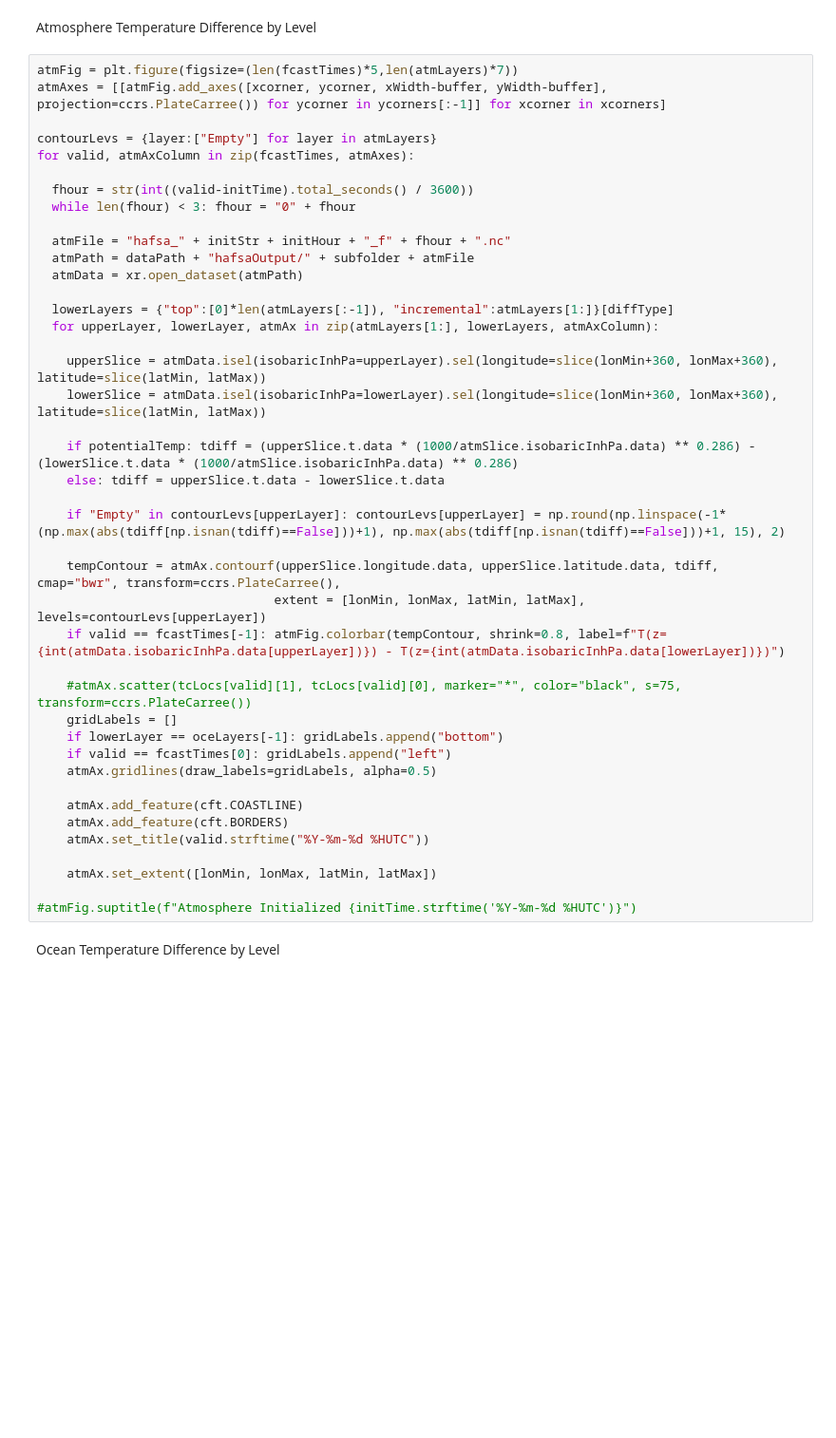
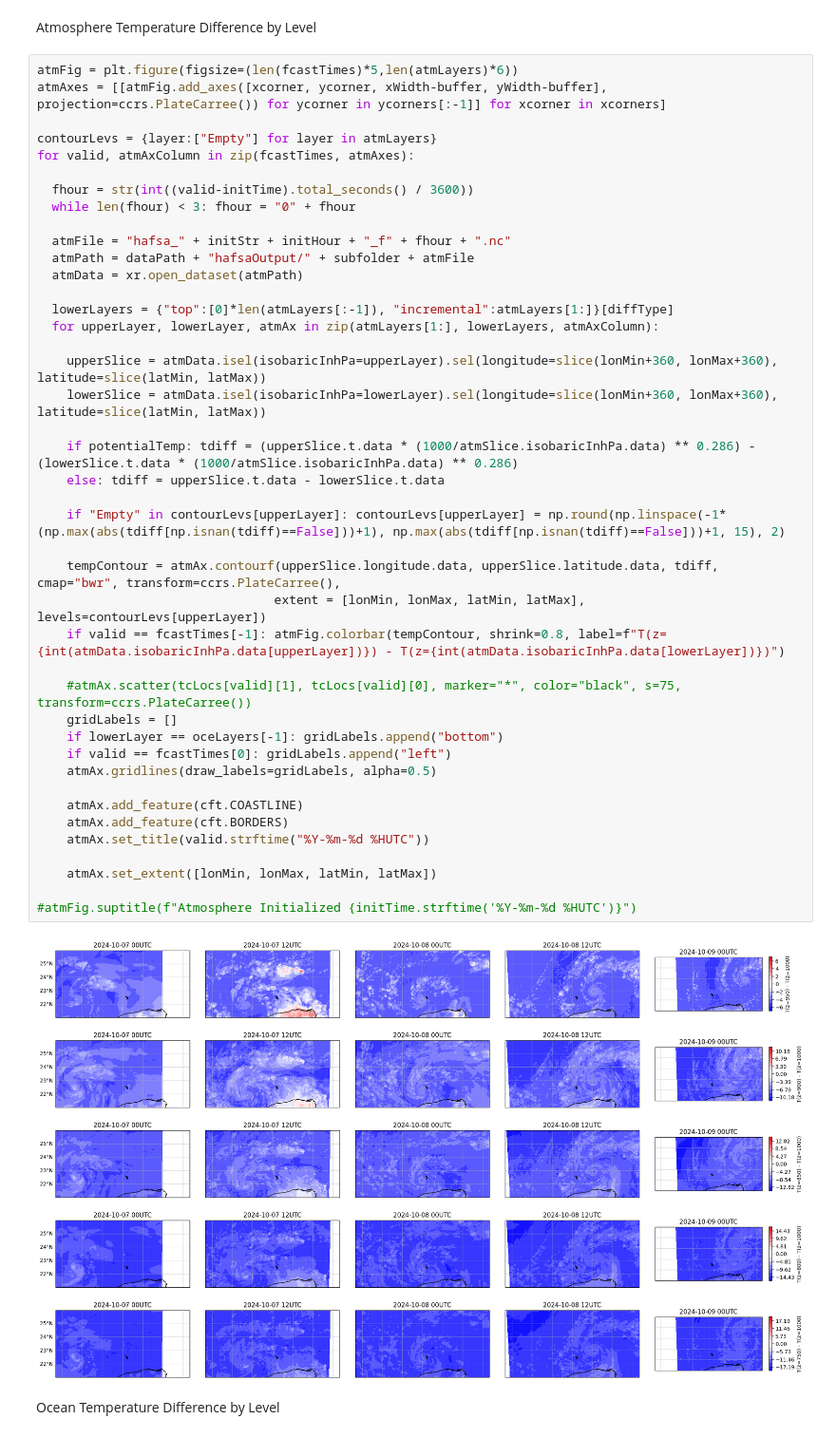
Before and after one commit to SeanBarnier/HAFS_Air-Sea, a Jupyter notebook: tempMaps.ipynb, the cells around one changed output. Shown at 95% size. Drawn from its saved outputs; the diff is of its cells as text; blank space fills up the shorter version.

```diff
--- a/tempMaps.ipynb
+++ b/tempMaps.ipynb
@@ -188,7 +247,7 @@ for valid, oceAxColumn in zip(fcastTimes, oceAxes):
 # %% [markdown]
 Atmosphere Temperature Difference by Level
 # %%
-atmFig = plt.figure(figsize=(len(fcastTimes)*5,len(atmLayers)*7))
+atmFig = plt.figure(figsize=(len(fcastTimes)*5,len(atmLayers)*6))
 atmAxes = [[atmFig.add_axes([xcorner, ycorner, xWidth-buffer, yWidth-buffer], projection=ccrs.PlateCarree()) for ycorner in ycorners[:-1]] for xcorner in xcorners]
 
 contourLevs = {layer:["Empty"] for layer in atmLayers}
@@ -202,33 +261,35 @@ for valid, atmAxColumn in zip(fcastTimes, atmAxes):
   atmData = xr.open_dataset(atmPath)
 
   lowerLayers = {"top":[0]*len(atmLayers[:-1]), "incremental":atmLayers[1:]}[diffType]
   for upperLayer, lowerLayer, atmAx in zip(atmLayers[1:], lowerLayers, atmAxColumn):
 
     upperSlice = atmData.isel(isobaricInhPa=upperLayer).sel(longitude=slice(lonMin+360, lonMax+360), latitude=slice(latMin, latMax))
     lowerSlice = atmData.isel(isobaricInhPa=lowerLayer).sel(longitude=slice(lonMin+360, lonMax+360), latitude=slice(latMin, latMax))
 
     if potentialTemp: tdiff = (upperSlice.t.data * (1000/atmSlice.isobaricInhPa.data) ** 0.286) - (lowerSlice.t.data * (1000/atmSlice.isobaricInhPa.data) ** 0.286)
     else: tdiff = upperSlice.t.data - lowerSlice.t.data
 
     if "Empty" in contourLevs[upperLayer]: contourLevs[upperLayer] = np.round(np.linspace(-1*(np.max(abs(tdiff[np.isnan(tdiff)==False]))+1), np.max(abs(tdiff[np.isnan(tdiff)==False]))+1, 15), 2)
 
     tempContour = atmAx.contourf(upperSlice.longitude.data, upperSlice.latitude.data, tdiff, cmap="bwr", transform=ccrs.PlateCarree(),
                                 extent = [lonMin, lonMax, latMin, latMax], levels=contourLevs[upperLayer])
     if valid == fcastTimes[-1]: atmFig.colorbar(tempContour, shrink=0.8, label=f"T(z={int(atmData.isobaricInhPa.data[upperLayer])}) - T(z={int(atmData.isobaricInhPa.data[lowerLayer])})")
 
     #atmAx.scatter(tcLocs[valid][1], tcLocs[valid][0], marker="*", color="black", s=75, transform=ccrs.PlateCarree())
     gridLabels = []
     if lowerLayer == oceLayers[-1]: gridLabels.append("bottom")
     if valid == fcastTimes[0]: gridLabels.append("left")
     atmAx.gridlines(draw_labels=gridLabels, alpha=0.5)
 
     atmAx.add_feature(cft.COASTLINE)
     atmAx.add_feature(cft.BORDERS)
     atmAx.set_title(valid.strftime("%Y-%m-%d %HUTC"))
 
     atmAx.set_extent([lonMin, lonMax, latMin, latMax])
 
 #atmFig.suptitle(f"Atmosphere Initialized {initTime.strftime('%Y-%m-%d %HUTC')}")
+# %% [output]
+[figure, added]
 # %% [markdown]
 Ocean Temperature Difference by Level
 # %%
```
Also changed, not shown: parts of 14 cells of this notebook.
